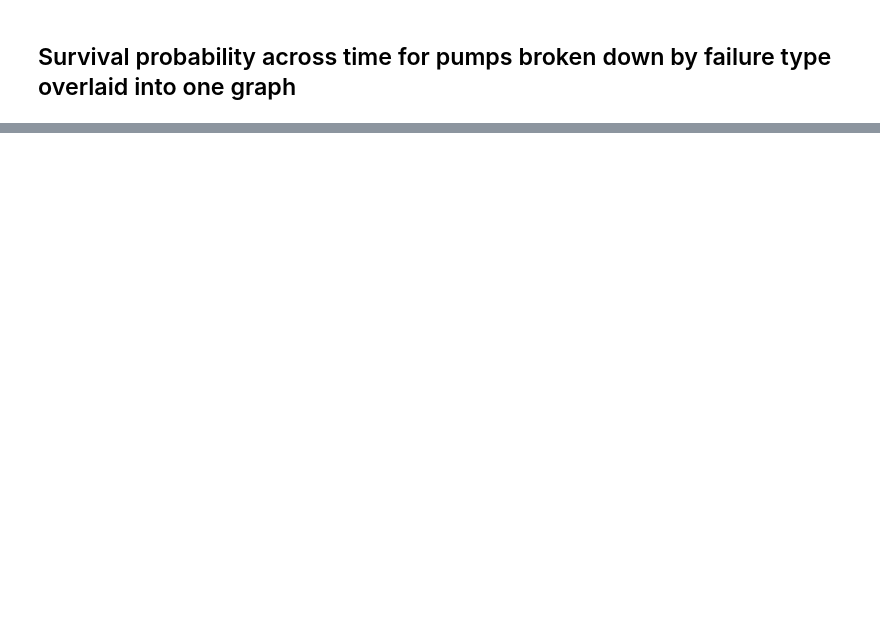
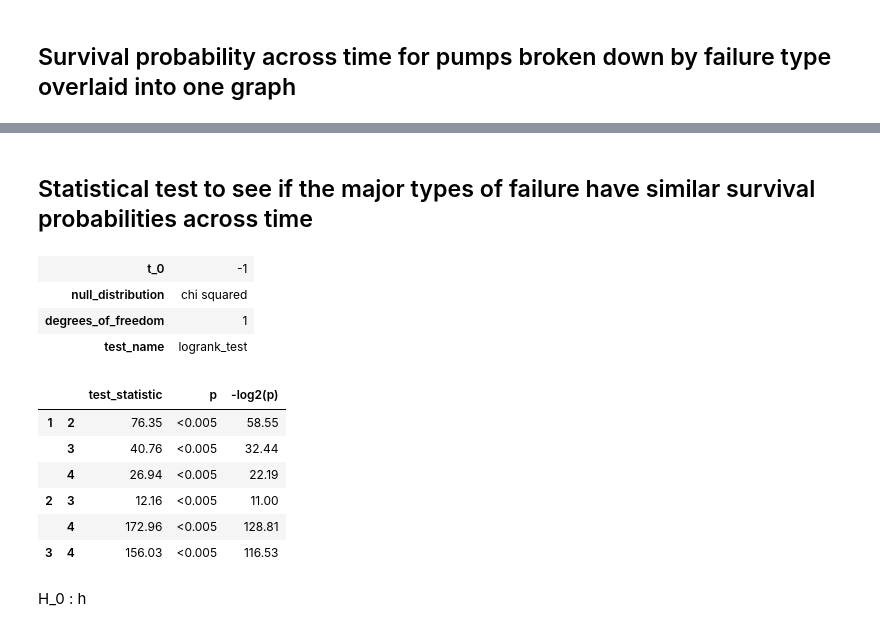
Before and after one commit to SterlingHayden/Survival-Analysis, a Jupyter notebook: HW/HW-01/HW-01.ipynb, the cells around one changed output, grey strips where cells are left out. Cells and saved outputs as stored; diff of their text form; code cells hidden in the pictures; blank space fills up the shorter version.

```diff
--- a/HW/HW-01/HW-01.ipynb
+++ b/HW/HW-01/HW-01.ipynb
@@ -86,0 +100,20 @@ plt.show()
+# %% [markdown]
+## Statistical test to see if the major types of failure have similar survival probabilities across time
+# %%
+#pairwise_logrank_test performs the logrank test pairwise for all unique groups
+result = pairwise_logrank_test(df_fail['hour'], df_fail['reason'])
+result.print_summary()
+# %% [output]
+| t_0 | -1 |
+| null_distribution | chi squared |
+| degrees_of_freedom | 1 |
+| test_name | logrank_test |
+|  |  | test_statistic | p | -log2(p) |
+| 1 | 2 | 76.35 | <0.005 | 58.55 |
+|  | 3 | 40.76 | <0.005 | 32.44 |
+|  | 4 | 26.94 | <0.005 | 22.19 |
+| 2 | 3 | 12.16 | <0.005 | 11.00 |
+|  | 4 | 172.96 | <0.005 | 128.81 |
+| 3 | 4 | 156.03 | <0.005 | 116.53 |
+# %% [markdown]
+H_0 : h
```
Also changed, not shown: parts of 10 cells of this notebook.
